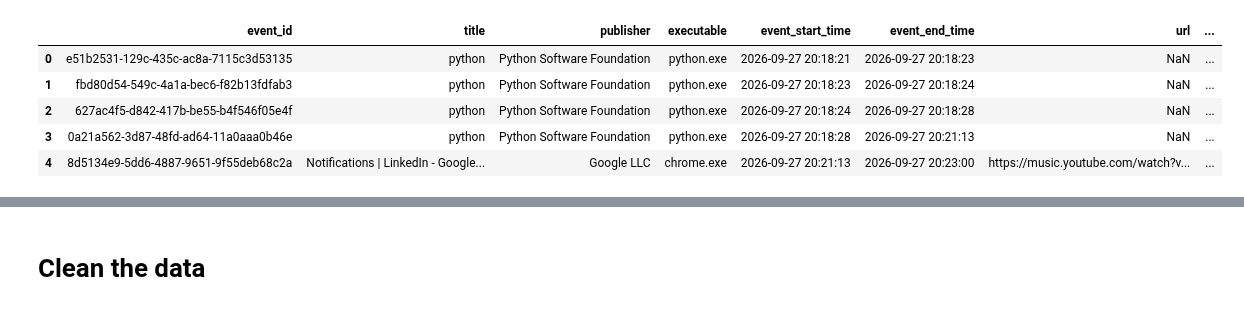
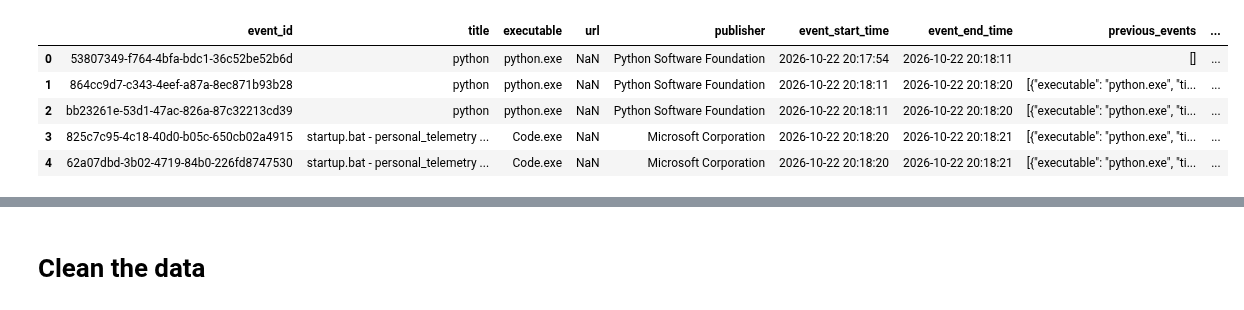
Before and after one commit to Eniark/Personal-Telemetry, a Jupyter notebook: telemetry-app/server/event_classifier/backend/classifier_training.ipynb, the cells around one changed output, grey strips where cells are left out. Saved outputs shown, nothing was run; the diff lists cells and outputs as text; code cells hidden in the pictures.

```diff
--- a/telemetry-app/server/event_classifier/backend/classifier_training.ipynb
+++ b/telemetry-app/server/event_classifier/backend/classifier_training.ipynb
@@ -15,22 +26,50 @@ from sklearn.model_selection import train_test_split
 conn = sqlite3.connect("../../db/telemetry.db")
 # %%
 df = pd.read_sql_query(
-    """SELECT os.event_id, os.title, os.publisher, os.executable, os.event_start_time, os.event_end_time,
-            browser.url, browser.title AS browser_tab_title, os.previous_events, class
-        FROM os_events
-        AS os LEFT JOIN browser_events AS browser
-        ON os.event_id=browser.os_event_id
-        WHERE class IS NOT NULL
-        LIMIT 1000;""",
+    """
+    SELECT
+        event_id,
+        title,
+        executable,
+        NULL AS url,
+        publisher,
+        event_start_time,
+        event_end_time,
+        previous_events,
+        class,
+        'OS' AS source
+    FROM os_events
+    WHERE executable NOT IN ('chrome.exe') AND class IS NOT NULL
+
+    UNION ALL
+
+    SELECT
+        oe.event_id,
+        be.title,
+        oe.executable,
+        be.url,
+        oe.publisher,
+        be.event_start_time,
+        be.event_end_time,
+        NULL AS previous_events,
+        be.class,
+        'BROWSER' AS source
+    FROM browser_events AS be
+    JOIN os_events AS oe
+        ON be.os_event_id = oe.event_id
+    WHERE be.class IS NOT NULL
+
+    """,
     conn,
-    parse_dates = ["os_event_start_time", "os_event_end_time"]
+    parse_dates=["event_start_time", "event_end_time"]
 )
+
 df.head()
 # %% [output]
-|  | event_id | title | publisher | executable | event_start_time | event_end_time | url | ... |
-| 0 | e51b2531-129c-435c-ac8a-7115c3d53135 | python | Python Software Foundation | python.exe | 2026-09-27 20:18:21 | 2026-09-27 20:18:23 | NaN | ... |
-| 1 | fbd80d54-549c-4a1a-bec6-f82b13fdfab3 | python | Python Software Foundation | python.exe | 2026-09-27 20:18:23 | 2026-09-27 20:18:24 | NaN | ... |
-| 2 | 627ac4f5-d842-417b-be55-b4f546f05e4f | python | Python Software Foundation | python.exe | 2026-09-27 20:18:24 | 2026-09-27 20:18:28 | NaN | ... |
-| 3 | 0a21a562-3d87-48fd-ad64-11a0aaa0b46e | python | Python Software Foundation | python.exe | 2026-09-27 20:18:28 | 2026-09-27 20:21:13 | NaN | ... |
-| 4 | 8d5134e9-5dd6-4887-9651-9f55deb68c2a | Notifications | LinkedIn - Google... | Google LLC | chrome.exe | 2026-09-27 20:21:13 | 2026-09-27 20:23:00 | https://music.youtube.com/watch?v... | ... |
+|  | event_id | title | executable | url | publisher | event_start_time | event_end_time | previous_events | ... |
+| 0 | 53807349-f764-4bfa-bdc1-36c52be52b6d | python | python.exe | NaN | Python Software Foundation | 2026-10-22 20:17:54 | 2026-10-22 20:18:11 | [] | ... |
+| 1 | 864cc9d7-c343-4eef-a87a-8ec871b93b28 | python | python.exe | NaN | Python Software Foundation | 2026-10-22 20:18:11 | 2026-10-22 20:18:20 | [{"executable": "python.exe", "ti... | ... |
+| 2 | bb23261e-53d1-47ac-826a-87c32213cd39 | python | python.exe | NaN | Python Software Foundation | 2026-10-22 20:18:11 | 2026-10-22 20:18:20 | [{"executable": "python.exe", "ti... | ... |
+| 3 | 825c7c95-4c18-40d0-b05c-650cb02a4915 | startup.bat - personal_telemetry ... | Code.exe | NaN | Microsoft Corporation | 2026-10-22 20:18:20 | 2026-10-22 20:18:21 | [{"executable": "python.exe", "ti... | ... |
+| 4 | 62a07dbd-3b02-4719-84b0-226fd8747530 | startup.bat - personal_telemetry ... | Code.exe | NaN | Microsoft Corporation | 2026-10-22 20:18:20 | 2026-10-22 20:18:21 | [{"executable": "python.exe", "ti... | ... |
 # %%
```
Also changed, not shown: parts of 34 cells of this notebook.
